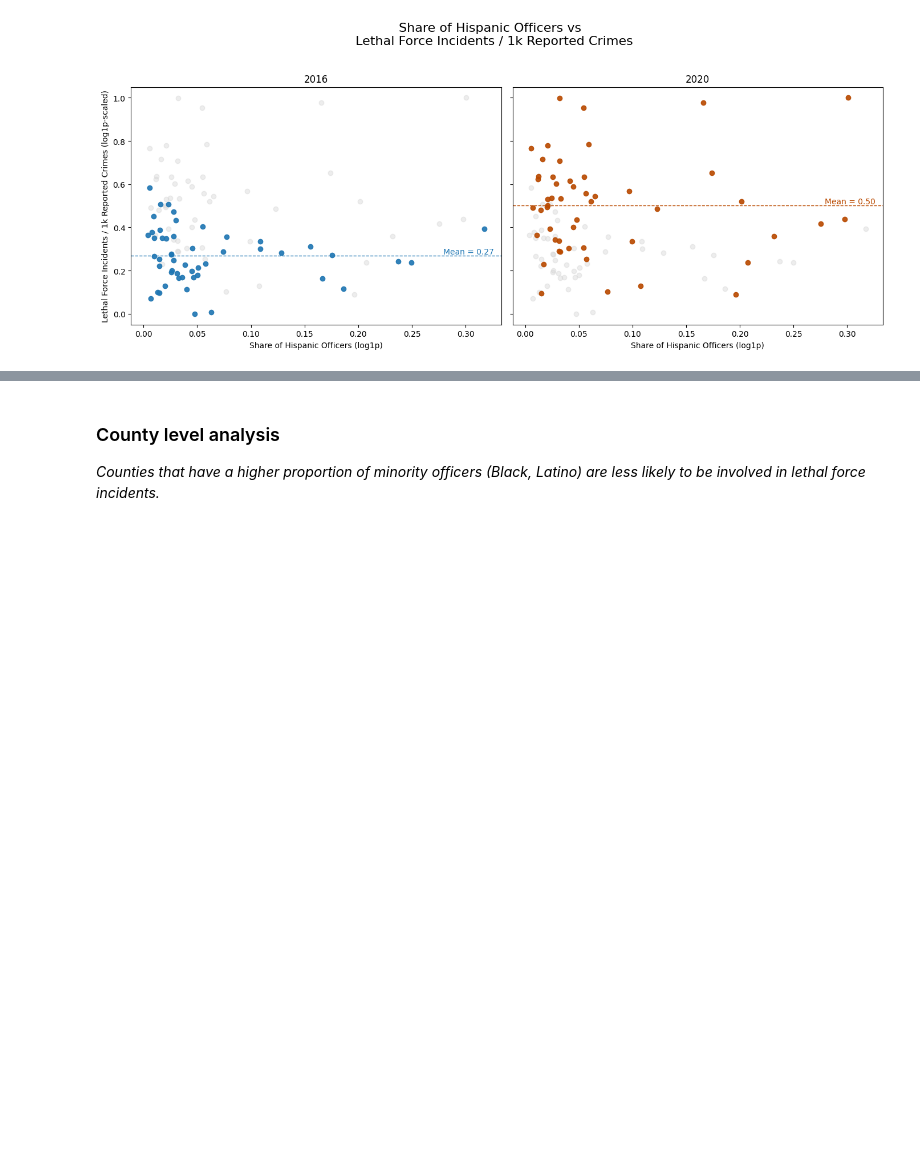
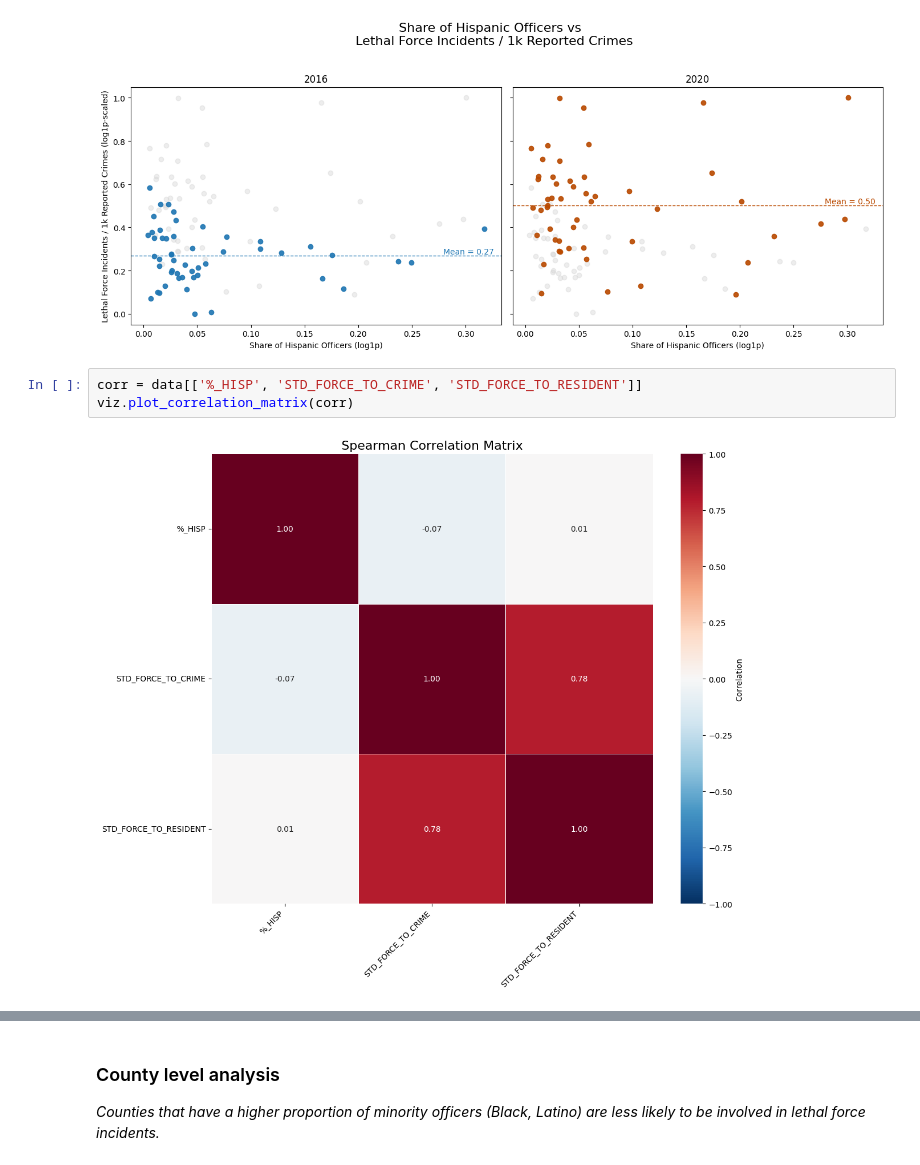
Before and after one commit to manuelarodr/IS597FinalProject, a Jupyter notebook: data_analysis.ipynb, the cells around one changed output, grey strips where cells are left out. Saved outputs shown, nothing was run; the diff lists cells and outputs as text; blank space fills up the shorter version.

```diff
--- a/data_analysis.ipynb
+++ b/data_analysis.ipynb
@@ -149,3 +149,8 @@ viz.scatter_dual_year_highlight(data, '%_HISP','STD_FORCE_TO_RESIDENT', label_ma
 viz.scatter_dual_year_highlight(data, '%_HISP','STD_FORCE_TO_CRIME', label_map= labels)
 # %% [output]
 [figure]
+# %%
+corr = data[['%_HISP', 'STD_FORCE_TO_CRIME', 'STD_FORCE_TO_RESIDENT']]
+viz.plot_correlation_matrix(corr)
+# %% [output]
+[figure, added]
```
Also changed, not shown: parts of 2 cells of this notebook.
